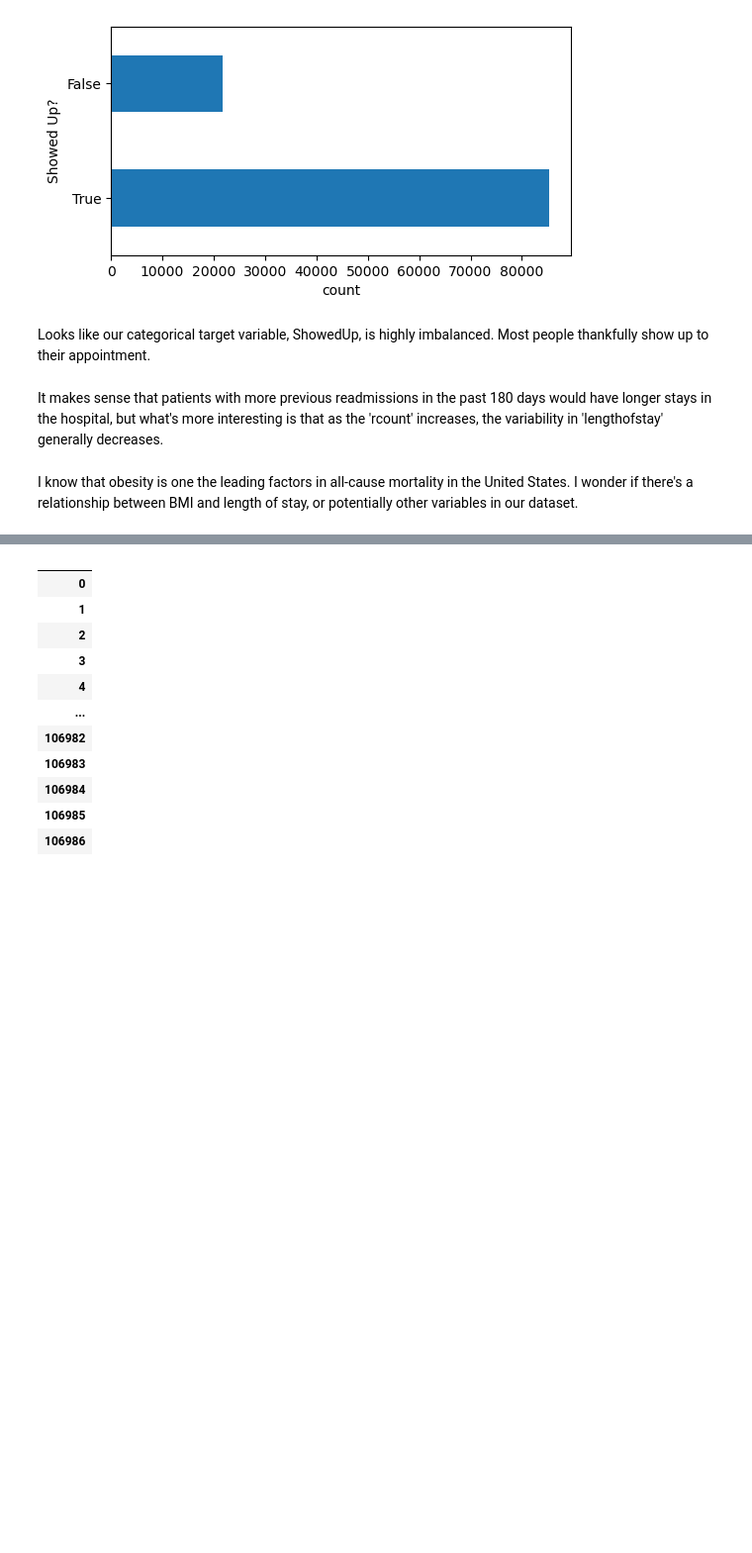
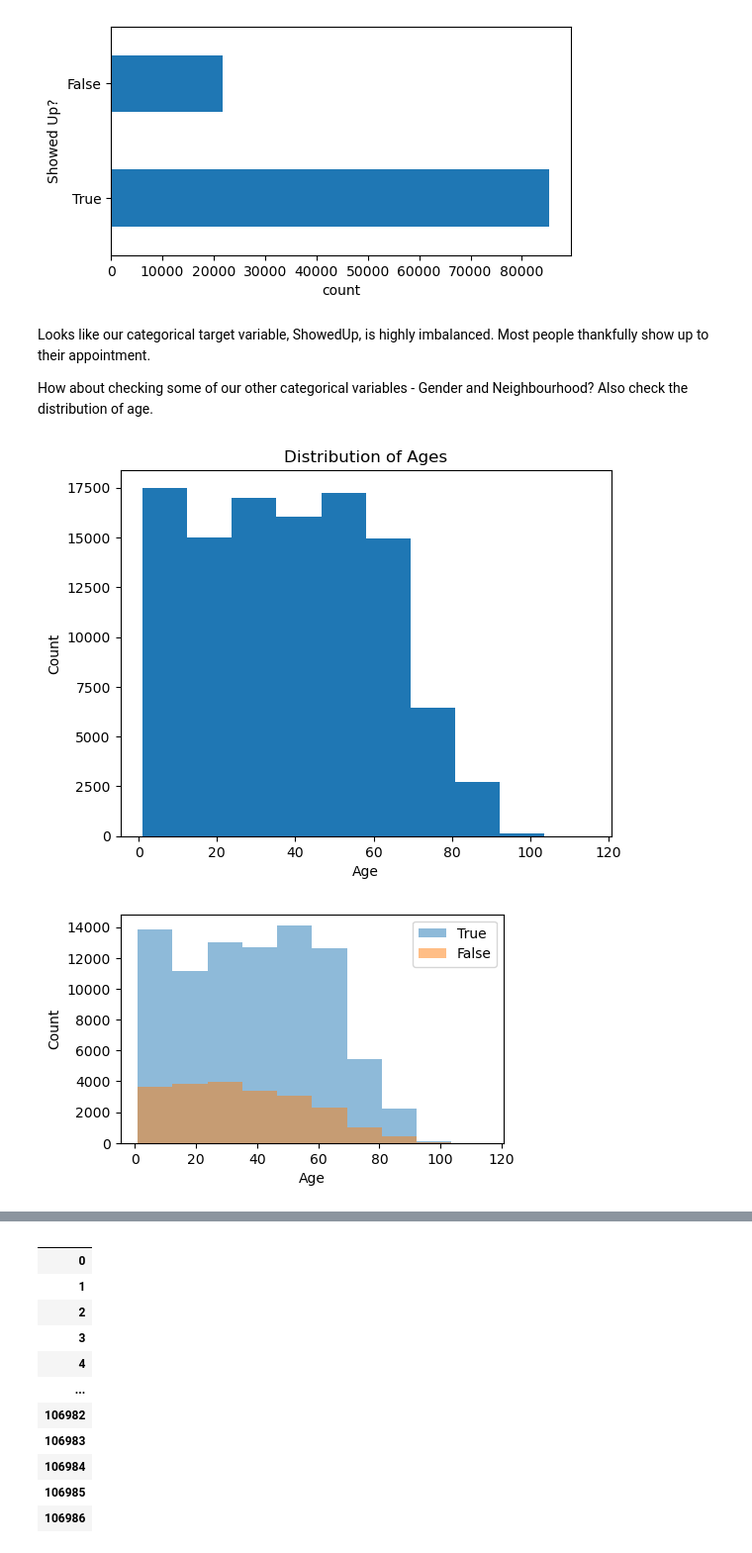
Before and after one commit to dwang0120/Hospital-No-Shows, a Jupyter notebook: project.ipynb, the cells around one changed output, grey strips where cells are left out. Shown: that part at 99% size. Saved outputs shown, nothing was run; the diff lists cells and outputs as text; code cells hidden in the pictures; blank space fills up the shorter version.

```diff
--- a/project.ipynb
+++ b/project.ipynb
@@ -164,7 +173,29 @@ plt.show()
 [figure]
 # %% [markdown]
 Looks like our categorical target variable, ShowedUp, is highly imbalanced. Most people thankfully show up to their appointment.
+
+How about checking some of our other categorical variables - Gender and Neighbourhood? Also check the distribution of age.
-# %% [markdown]
-It makes sense that patients with more previous readmissions in the past 180 days would have longer stays in the hospital, but what's more interesting is that as the 'rcount' increases, the variability in 'lengthofstay' generally decreases.
-# %% [markdown]
-I know that obesity is one the leading factors in all-cause mortality in the United States. I wonder if there's a relationship between BMI and length of stay, or potentially other variables in our dataset.
+# %%
+fig, ax = plt.subplots()
+ax.hist(df['Age'])
+ax.set_title('Distribution of Ages')
+ax.set_xlabel('Age')
+ax.set_ylabel('Count')
+plt.show()
+
+
+
+categories = df['ShowedUp'].unique()
+bin_range = (df['Age'].min(), df['Age'].max())
+
+plt.figure(figsize=(5,3))
+
+for c in categories:
+    plt.hist(df[df['ShowedUp']==c]['Age'] ,alpha=0.5, label=c, range=bin_range, bins=10)
+plt.legend()
+plt.ylabel('Count')
+plt.xlabel('Age')
+plt.show()
+# %% [output]
+[figure, added]
+[figure, added]
```
Also changed, not shown: parts of 25 cells of this notebook, 2 other files.
